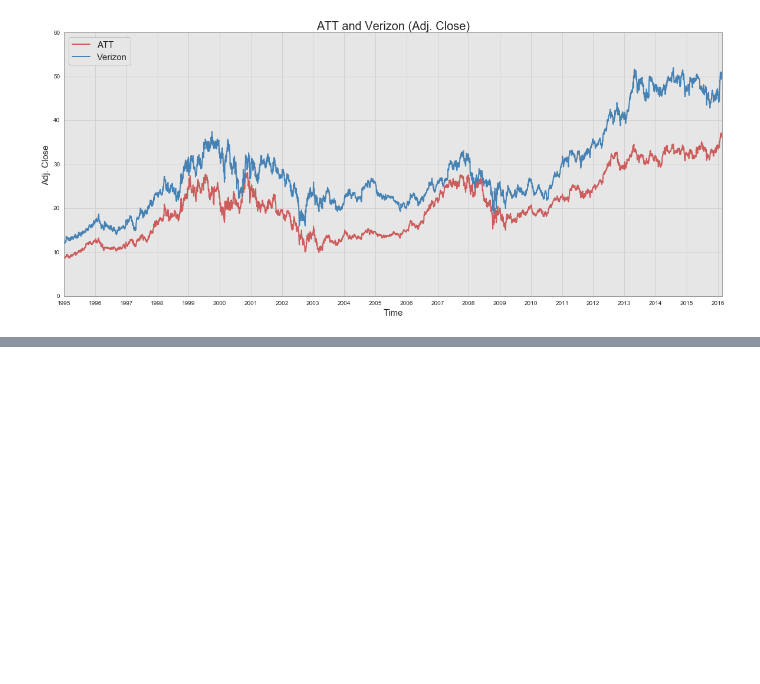
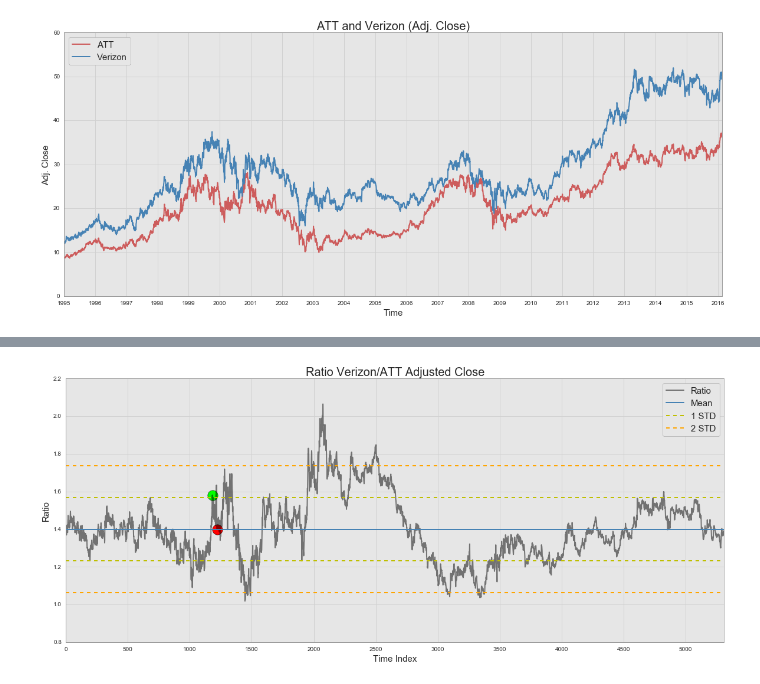
Before and after one commit to bbahmany/quant-finance, a Jupyter notebook: pairs-trading.ipynb, the cells around one changed output, grey strips where cells are left out. Saved outputs shown, nothing was run; the diff lists cells and outputs as text; code cells hidden in the pictures; blank space fills up the shorter version.

```diff
--- a/pairs-trading.ipynb
+++ b/pairs-trading.ipynb
@@ -169,0 +183,4 @@ identify_next_position(cell['VZ/T'], 1)
+# %%
+plot_ratio(cell['VZ/T'], 'Verizon/ATT', deviations=[1,2], positions=[identify_next_position(cell['VZ/T'], 1, 1171)])
+# %% [output]
+[figure, added]
```
Also changed, not shown: parts of 7 cells of this notebook.
